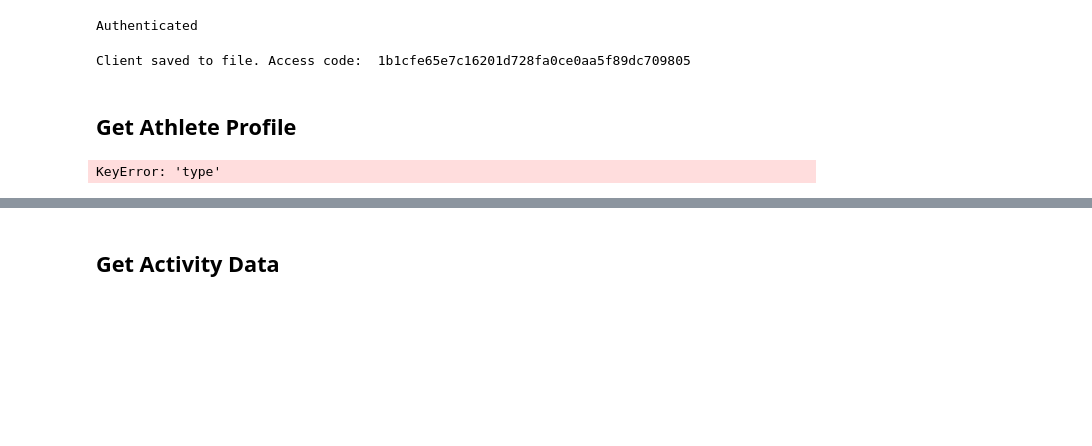
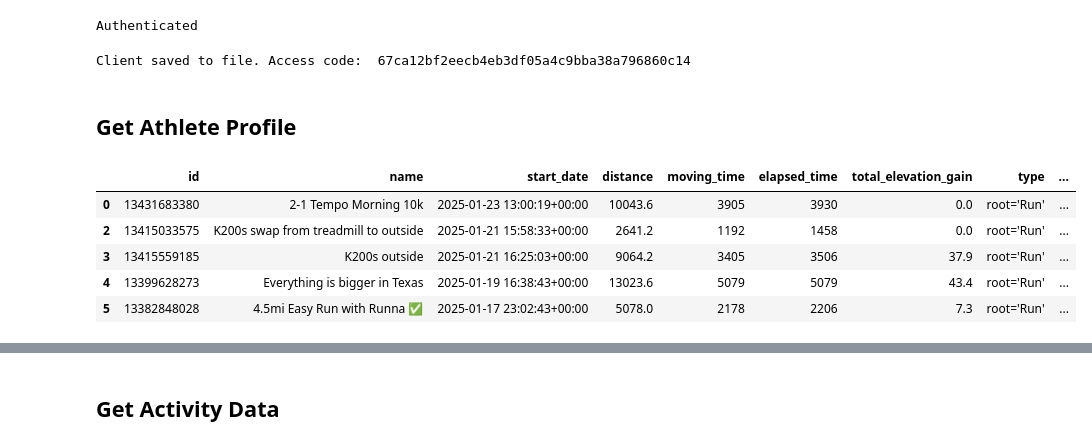
Before and after one commit to kingsuching/strava, a Jupyter notebook: strava.ipynb, the cells around one changed output, grey strips where cells are left out. Saved outputs shown, nothing was run; the diff lists cells and outputs as text; code cells hidden in the pictures; blank space fills up the shorter version.

```diff
--- a/strava.ipynb
+++ b/strava.ipynb
@@ -14,8 +14,8 @@ from tqdm import tqdm
 import pickle
 # %%
 client = Client()
-client_id = None
-client_secret = None
+client_id = 145799
+client_secret = 'e602b60cc9fffa0a39c9a1c45589c87ea1f11e1b'
 redirect_uri = 'http://localhost:8282/authorized'
 # %% [markdown]
 ## Generate authorization code
@@ -68,7 +68,7 @@ with open(PKL, 'wb') as pkl:
     pickle.dump(client, pkl)
 print('Client saved to file. Access code: ', client.access_token)
 # %% [output]
-Client saved to file. Access code:  1b1cfe65e7c16201d728fa0ce0aa5f89dc709805
+Client saved to file. Access code:  67ca12bf2eecb4eb3df05a4c9bba38a796860c14
 # %% [markdown]
 ## Get Athlete Profile
 # %%
@@ -76,27 +76,33 @@ myActivities = pd.read_csv('myActivities.csv')
 # %%
 activities = client.get_activities()
 activity_list = []
 for activity in activities:
     activity_dict = {
         'id': activity.id,
         'name': activity.name,
         'start_date': activity.start_date,
         'distance': activity.distance,  # Convert distance to numeric (meters)
         'moving_time': activity.moving_time,  # Convert to seconds
         'elapsed_time': activity.elapsed_time,  # Convert to seconds
         'total_elevation_gain': activity.total_elevation_gain,
         'type': activity.type,
         'average_speed': activity.average_speed if activity.average_speed else None,  # Convert to numeric
         'max_speed': activity.max_speed if activity.max_speed else None,  # Convert to numeric
         'average_heartrate': activity.average_heartrate,
         'max_heartrate': activity.max_heartrate,
     }
+    activity_list.append(activity_dict)
 
 myActivities = pd.DataFrame(activity_list)
 everything = myActivities.copy()
 myActivities = myActivities[myActivities['type'].astype(str).apply(lambda x: 'Run' in x)]
 myActivities.head()
 # %% [output]
-KeyError: 'type'
+|  | id | name | start_date | distance | moving_time | elapsed_time | total_elevation_gain | type | ... |
+| 0 | 13431683380 | 2-1 Tempo Morning 10k | 2025-01-23 13:00:19+00:00 | 10043.6 | 3905 | 3930 | 0.0 | root='Run' | ... |
+| 2 | 13415033575 | K200s swap from treadmill to outside | 2025-01-21 15:58:33+00:00 | 2641.2 | 1192 | 1458 | 0.0 | root='Run' | ... |
+| 3 | 13415559185 | K200s outside | 2025-01-21 16:25:03+00:00 | 9064.2 | 3405 | 3506 | 37.9 | root='Run' | ... |
+| 4 | 13399628273 | Everything is bigger in Texas | 2025-01-19 16:38:43+00:00 | 13023.6 | 5079 | 5079 | 43.4 | root='Run' | ... |
+| 5 | 13382848028 | 4.5mi Easy Run with Runna ✅ | 2025-01-17 23:02:43+00:00 | 5078.0 | 2178 | 2206 | 7.3 | root='Run' | ... |
 # %%
 print(f'Loaded {len(myActivities)} activities from API')
```
Also changed, not shown: parts of 21 cells of this notebook, 1 other file.
